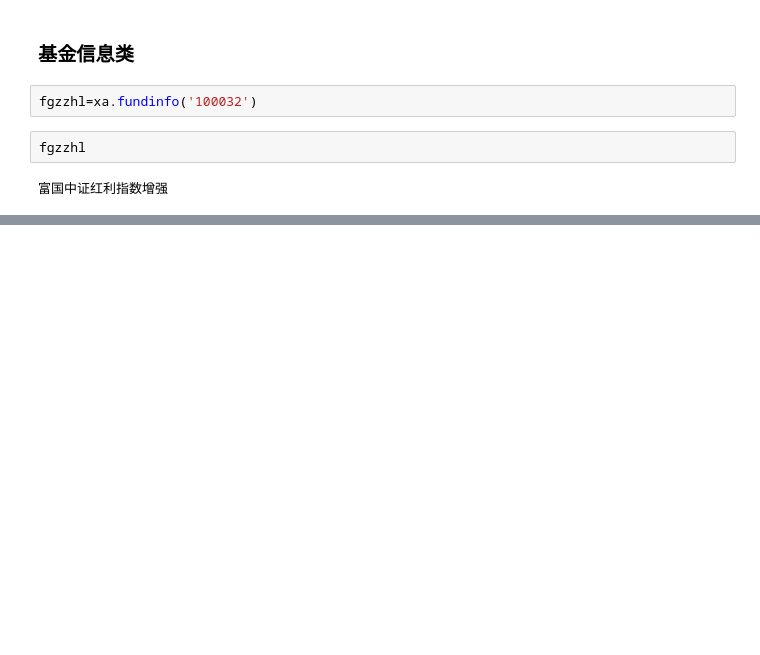
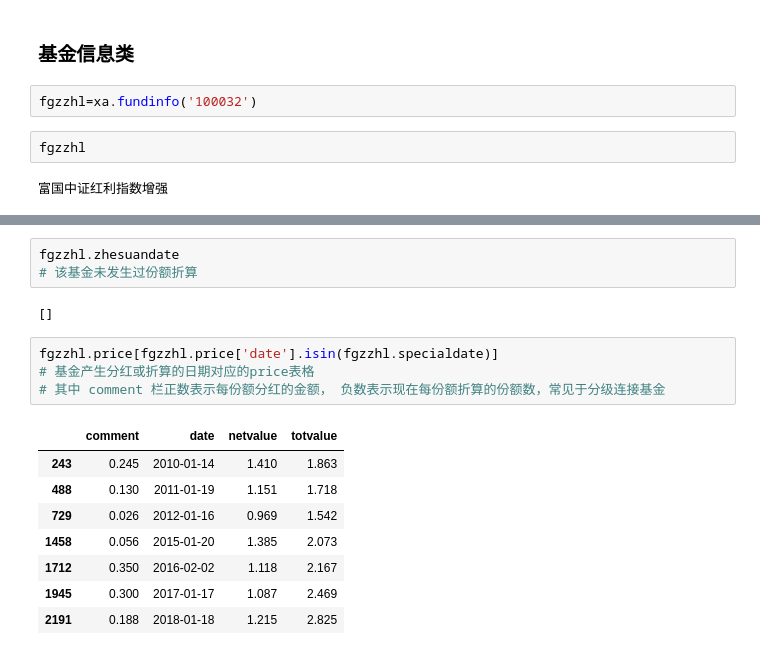
Before and after one commit to refraction-ray/xalpha, a Jupyter notebook: doc/samples/info.ipynb, the cells around one changed output, grey strips where cells are left out. Drawn from its saved outputs; the diff is of its cells as text; blank space fills up the shorter version.

```diff
--- a/doc/samples/doc.ipynb
+++ b/doc/samples/info.ipynb
@@ -87,0 +106,18 @@ fgzzhl
+# %%
+fgzzhl.zhesuandate
+# 该基金未发生过份额折算
+# %% [output]
+[]
+# %%
+fgzzhl.price[fgzzhl.price['date'].isin(fgzzhl.specialdate)]
+# 基金产生分红或折算的日期对应的price表格
+# 其中 comment 栏正数表示每份额分红的金额， 负数表示现在每份额折算的份额数，常见于分级连接基金
+# %% [output]
+|  | comment | date | netvalue | totvalue |
+| 243 | 0.245 | 2010-01-14 | 1.410 | 1.863 |
+| 488 | 0.130 | 2011-01-19 | 1.151 | 1.718 |
+| 729 | 0.026 | 2012-01-16 | 0.969 | 1.542 |
+| 1458 | 0.056 | 2015-01-20 | 1.385 | 2.073 |
+| 1712 | 0.350 | 2016-02-02 | 1.118 | 2.167 |
+| 1945 | 0.300 | 2017-01-17 | 1.087 | 2.469 |
+| 2191 | 0.188 | 2018-01-18 | 1.215 | 2.825 |
```
Also changed, not shown: parts of 9 cells of this notebook, 1 other file.
